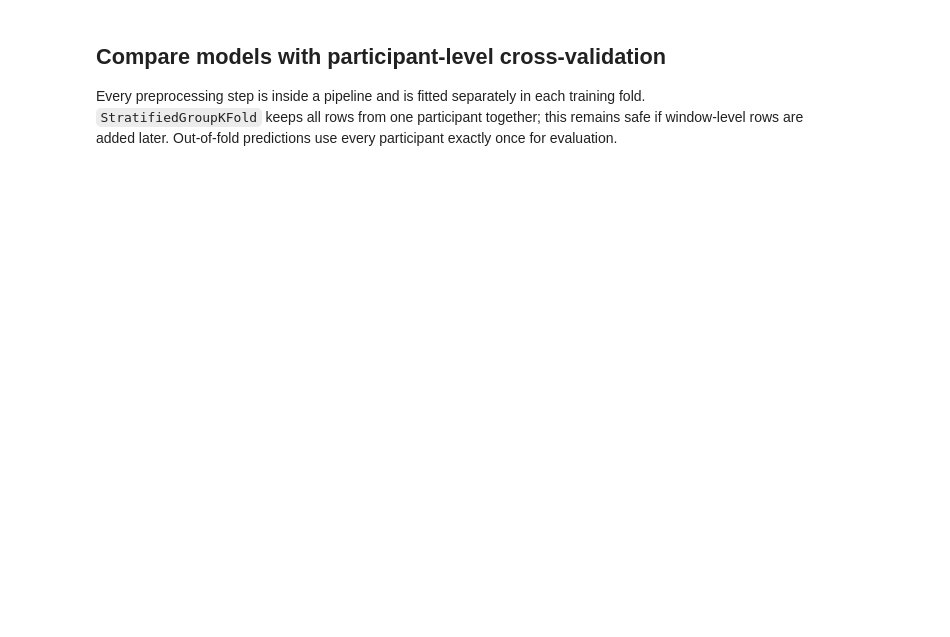
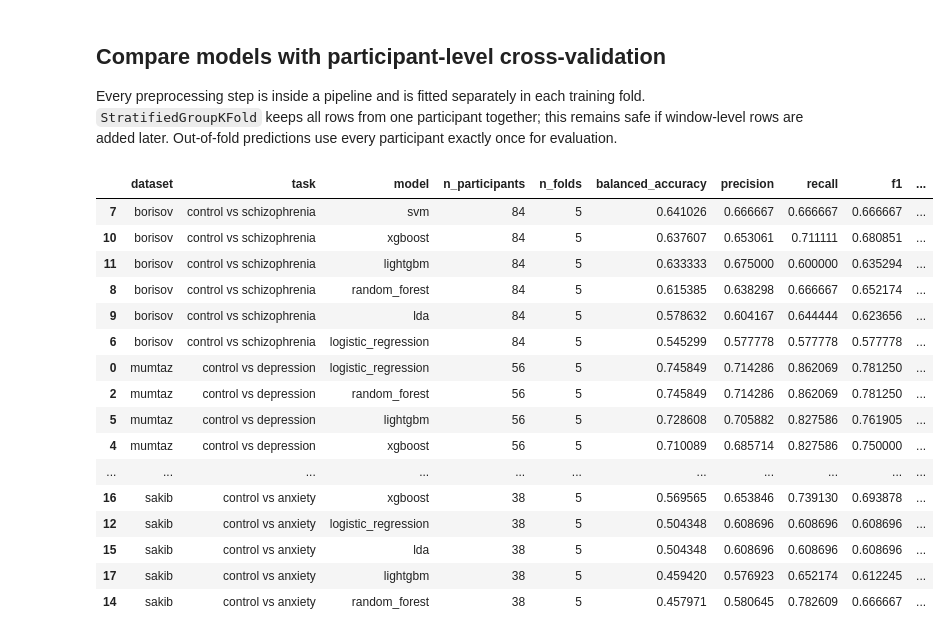
Before and after one commit to Pruneeuh/ProjetMLSP, a Jupyter notebook: entropy_classification.ipynb, the cells around one changed output. Cells and saved outputs as stored; diff of their text form; code cells hidden in the pictures; blank space fills up the shorter version.

Commit message:
train model

```diff
--- a/entropy_classification.ipynb
+++ b/entropy_classification.ipynb
@@ -50,0 +44,28 @@ channel_features.head()
+# %%
+import subprocess
+
+FEATURE_FILE = OUTPUTS / 'entropy_features.csv'
+if not FEATURE_FILE.exists():
+    print(f'{FEATURE_FILE} not found; running entropy_features.py (this may take a while)...')
+    subprocess.run([sys.executable, str(ROOT / 'entropy_features.py'), '--dataset', 'all',
+                    '--output', str(FEATURE_FILE)], cwd=ROOT, check=True)
+
+def drop_duplicate_participants(frame, order_by):
+    """Drop participants whose feature values are identical to an earlier participant of the same dataset.
+
+    Some source recordings are byte-identical copies (Mumtaz H S27 = H S30, MDD S33 = MDD S34).
+    Keeping both would put the same EEG in the training and test folds."""
+    value_columns = [c for c in frame.select_dtypes('number').columns if c not in ('label', 'window')]
+    seen, drop = {}, []
+    for (dataset, subject), rows in frame.groupby(['dataset', 'subject_id'], sort=False):
+        key = (dataset, rows.sort_values(order_by)[value_columns].round(8).to_numpy().tobytes())
+        if key in seen:
+            drop.append(subject)
+            print(f'{dataset}: {subject} duplicates {seen[key]}; removed')
+        else:
+            seen[key] = subject
+    return frame[~frame.subject_id.isin(drop)].reset_index(drop=True)
+
+channel_features = drop_duplicate_participants(pd.read_csv(FEATURE_FILE), ['channel'])
+with pd.option_context('display.max_rows', None):
+    display(channel_features)
@@ -105,10 +171,21 @@ MODELS = {
         ('scale', StandardScaler()),
         ('model', LinearDiscriminantAnalysis()),
     ]),
+    'xgboost': Pipeline([
+        ('imputer', SimpleImputer(strategy='median')),
+        ('model', XGBClassifier(n_estimators=100, learning_rate=0.1, max_depth=3, subsample=0.8,
+                                colsample_bytree=0.5, eval_metric='logloss', random_state=42, n_jobs=1)),
+    ]),
+    'lightgbm': Pipeline([
+        ('imputer', SimpleImputer(strategy='median')),
+        ('model', LGBMClassifier(n_estimators=100, learning_rate=0.1, num_leaves=4, min_child_samples=5,
+                                 subsample=0.8, subsample_freq=1, colsample_bytree=0.5,
+                                 class_weight='balanced', random_state=42, n_jobs=1, verbose=-1)),
+    ]),
 }
 
 def evaluate_task(dataset):
-    subset = participant_features[participant_features.dataset == dataset].copy()
+    subset = participant_features[participant_features.dataset == dataset].dropna(axis=1, how='all')
     feature_columns = [c for c in subset if c not in {'dataset', 'subject_id', 'label'}]
     X = subset[feature_columns].replace([np.inf, -np.inf], np.nan)
     y = subset.label.astype(int)
@@ -132,33 +209,51 @@ def evaluate_task(dataset):
             all_subjects.extend(subset.iloc[test_idx].subject_id)
         y_true = np.asarray(all_true)
         y_pred = np.asarray(all_pred)
         y_prob = np.asarray(all_prob)
         rows.append({'dataset': dataset, 'task': TASK_NAMES[dataset], 'model': name,
             'n_participants': len(y_true), 'n_folds': n_splits,
             'balanced_accuracy': balanced_accuracy_score(y_true, y_pred),
             'precision': precision_score(y_true, y_pred, zero_division=0),
             'recall': recall_score(y_true, y_pred, zero_division=0),
             'f1': f1_score(y_true, y_pred, zero_division=0),
             'roc_auc': roc_auc_score(y_true, y_prob)})
         fitted[name] = (y_true, y_pred, y_prob)
         prediction_rows.extend(
             {'dataset': dataset, 'subject_id': subject, 'model': name,
              'label': label, 'prediction': pred, 'probability': prob}
             for subject, label, pred, prob in zip(all_subjects, y_true, y_pred, y_prob)
         )
     return pd.DataFrame(rows), fitted, pd.DataFrame(prediction_rows)
 
 results, evaluation_data, prediction_frames = [], {}, []
 for dataset in TASK_NAMES:
     task_results, task_evaluation, task_predictions = evaluate_task(dataset)
     results.append(task_results)
     evaluation_data[dataset] = task_evaluation
     prediction_frames.append(task_predictions)
 metrics = pd.concat(results, ignore_index=True)
 predictions = pd.concat(prediction_frames, ignore_index=True)
 metrics.to_csv(OUTPUTS / 'classification_metrics.csv', index=False)
 predictions.to_csv(OUTPUTS / 'classification_predictions.csv', index=False)
 metrics.sort_values(['dataset', 'balanced_accuracy'], ascending=[True, False])
+# %% [output]
+|  | dataset | task | model | n_participants | n_folds | balanced_accuracy | precision | recall | f1 | ... |
+| 7 | borisov | control vs schizophrenia | svm | 84 | 5 | 0.641026 | 0.666667 | 0.666667 | 0.666667 | ... |
+| 10 | borisov | control vs schizophrenia | xgboost | 84 | 5 | 0.637607 | 0.653061 | 0.711111 | 0.680851 | ... |
+| 11 | borisov | control vs schizophrenia | lightgbm | 84 | 5 | 0.633333 | 0.675000 | 0.600000 | 0.635294 | ... |
+| 8 | borisov | control vs schizophrenia | random_forest | 84 | 5 | 0.615385 | 0.638298 | 0.666667 | 0.652174 | ... |
+| 9 | borisov | control vs schizophrenia | lda | 84 | 5 | 0.578632 | 0.604167 | 0.644444 | 0.623656 | ... |
+| 6 | borisov | control vs schizophrenia | logistic_regression | 84 | 5 | 0.545299 | 0.577778 | 0.577778 | 0.577778 | ... |
+| 0 | mumtaz | control vs depression | logistic_regression | 56 | 5 | 0.745849 | 0.714286 | 0.862069 | 0.781250 | ... |
+| 2 | mumtaz | control vs depression | random_forest | 56 | 5 | 0.745849 | 0.714286 | 0.862069 | 0.781250 | ... |
+| 5 | mumtaz | control vs depression | lightgbm | 56 | 5 | 0.728608 | 0.705882 | 0.827586 | 0.761905 | ... |
+| 4 | mumtaz | control vs depression | xgboost | 56 | 5 | 0.710089 | 0.685714 | 0.827586 | 0.750000 | ... |
+| ... | ... | ... | ... | ... | ... | ... | ... | ... | ... | ... |
+| 16 | sakib | control vs anxiety | xgboost | 38 | 5 | 0.569565 | 0.653846 | 0.739130 | 0.693878 | ... |
+| 12 | sakib | control vs anxiety | logistic_regression | 38 | 5 | 0.504348 | 0.608696 | 0.608696 | 0.608696 | ... |
+| 15 | sakib | control vs anxiety | lda | 38 | 5 | 0.504348 | 0.608696 | 0.608696 | 0.608696 | ... |
+| 17 | sakib | control vs anxiety | lightgbm | 38 | 5 | 0.459420 | 0.576923 | 0.652174 | 0.612245 | ... |
+| 14 | sakib | control vs anxiety | random_forest | 38 | 5 | 0.457971 | 0.580645 | 0.782609 | 0.666667 | ... |
 # %%
 fig, axes = plt.subplots(1, len(TASK_NAMES), figsize=(15, 4))
 for ax, dataset in zip(axes, TASK_NAMES):
```
Also changed, not shown: parts of 26 cells of this notebook, 4 other files.
